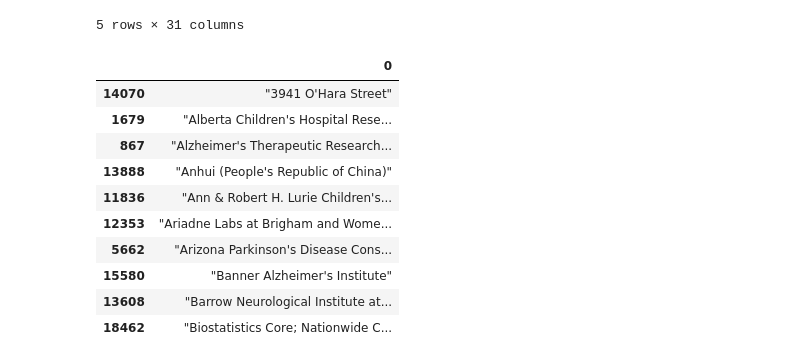
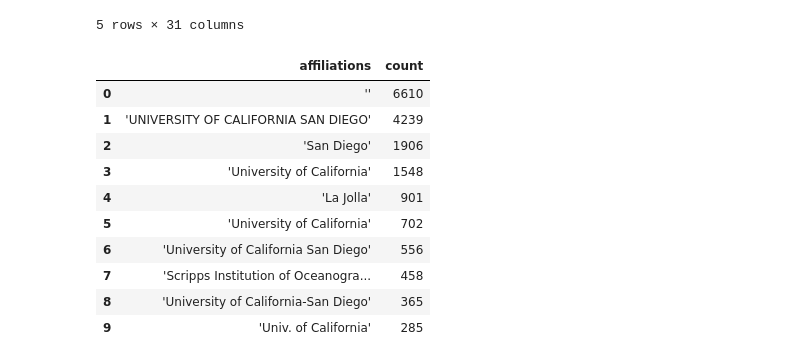
Before and after one commit to hannahbegley/hb, a Jupyter notebook: SHARE-json-conversion.ipynb, the cells around one changed output. Drawn from its saved outputs; the diff is of its cells as text; code cells hidden in the pictures.

```diff
--- a/SHARE-json-conversion.ipynb
+++ b/SHARE-json-conversion.ipynb
@@ -170,11 +169,10 @@ df.head()
 # %%
 """write all affiliations into a single list to review-
 leave the quotations on to make it easy to distinguish what individual values in the raw data were"""
-affiliations = []
+affiliations_all = []
 for row in df['affiliations']:
     row = row.strip("[").strip("]").strip()
     row = [str(x) for x in row.split(',')]
     for item in row:
-        if item not in affiliations:
-                affiliations.append(item)
+        affiliations_all.append(item)
 # %%
@@ -196,14 +186,28 @@ cont.to_csv('contributors_list.csv')
+# %%
+"""write both to their own dataframe, count the number of occurrences, and save to csv file containing the term
+and number of occurrences"""
+affiliations_eval = pd.DataFrame(np.array(affiliations_all))
+affiliations_eval.columns = ['affiliations']
+affiliations_eval = affiliations_eval['affiliations'].value_counts().reset_index()
+affiliations_eval.columns = ['affiliations', 'count']
+affiliations_eval.to_csv('affiliations_list_eval.csv', index=False)
+
+contributor_eval = pd.DataFrame(np.array(contributors_all))
+contributor_eval.columns = ['contributors']
+contributor_eval = contributor_eval['contributors'].value_counts().reset_index()
+contributor_eval.columns = ['contributors', 'count']
+contributor_eval.to_csv('contributors_list_eval.csv', index=False)
 # %%
-affil.sort_values(0).head(10)
+affiliations_eval.head(10)
 # %% [output]
-|  | 0 |
-| 14070 | "3941 O'Hara Street" |
-| 1679 | "Alberta Children's Hospital Rese... |
-| 867 | "Alzheimer's Therapeutic Research... |
-| 13888 | "Anhui (People's Republic of China)" |
-| 11836 | "Ann & Robert H. Lurie Children's... |
-| 12353 | "Ariadne Labs at Brigham and Wome... |
-| 5662 | "Arizona Parkinson's Disease Cons... |
-| 15580 | "Banner Alzheimer's Institute" |
-| 13608 | "Barrow Neurological Institute at... |
-| 18462 | "Biostatistics Core; Nationwide C... |
+|  | affiliations | count |
+| 0 | '' | 6610 |
+| 1 | 'UNIVERSITY OF CALIFORNIA SAN DIEGO' | 4239 |
+| 2 | 'San Diego' | 1906 |
+| 3 | 'University of California' | 1548 |
+| 4 | 'La Jolla' | 901 |
+| 5 | 'University of California' | 702 |
+| 6 | 'University of California San Diego' | 556 |
+| 7 | 'Scripps Institution of Oceanogra... | 458 |
+| 8 | 'University of California-San Diego' | 365 |
+| 9 | 'Univ. of California' | 285 |
```
Also changed, not shown: parts of 7 cells of this notebook.
